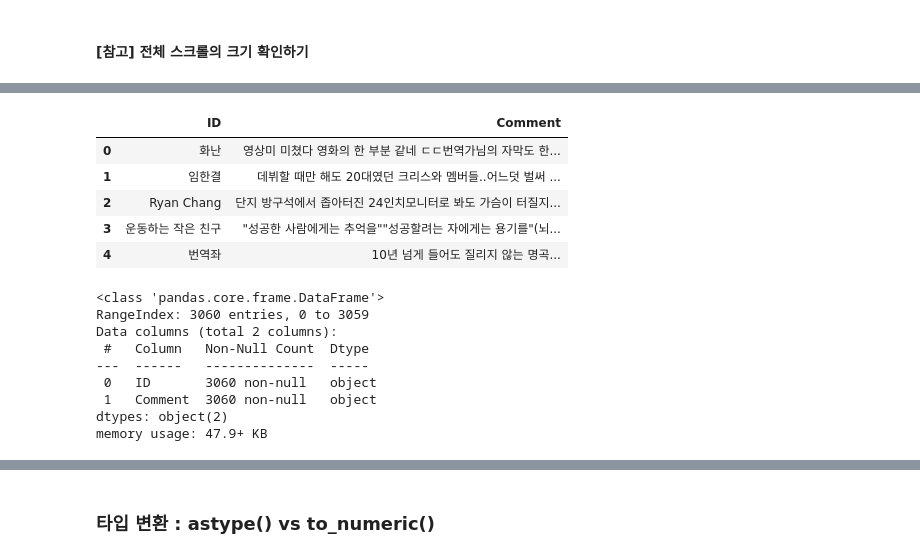
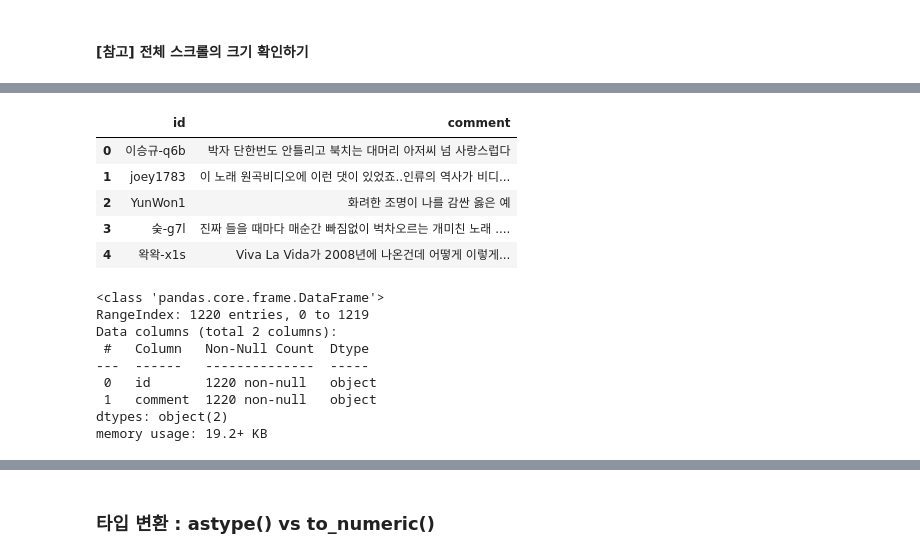
Before and after one commit to NamGle6318/pythonSource, a Jupyter notebook: analytics/기타.ipynb, the cells around one changed output, grey strips where cells are left out. Saved outputs shown, nothing was run; the diff lists cells and outputs as text; code cells hidden in the pictures.

```diff
--- a/analytics/기타.ipynb
+++ b/analytics/기타.ipynb
@@ -31,4 +66,10 @@ url = 'https://www.youtube.com/watch?v=HosW0gulISQ'
 # %% [markdown]
 #### [참고] 전체 스크롤의 크기 확인하기
 # %%
+# 댓글과 작성자명 가져오기
+author_list = soup.select("#author-text > span")
+content_list = soup.select("#content-text > span")
+
+print(len(author_list))
+print(len(content_list))
 # %% [output]
@@ -36,3 +78,5 @@ url = 'https://www.youtube.com/watch?v=HosW0gulISQ'
 # %%
 #가져온 내용 확인하기
+for i in range(len(author_list)):
+    print(author_list[i].text.strip(), " : ", content_list[i].text.strip())
 # %% [output]
@@ -76,21 +100,46 @@ truwiz La 나중에 꼭 콜드플레이의 영화가 나왔으면 좋겠다.
+# %%
+ids = []
+comments = []
+
+for i in range(len(author_list)):
+    # 작성자
+    cln_id = author_list[i].text.strip()
+    cln_id = cln_id.replace("\n", "") # 줄바꿈 제거
+    cln_id = cln_id.replace("@", "")  # 아이디 앞쪽 @ 제거
+    cln_id = cln_id.replace(r"\s", "")  # 공백 문자 제거
+    ids.append(cln_id)
+
+    # 댓글
+    cln_content= content_list[i].text.strip()
+    cln_content= cln_content.replace("\n", "") # 줄바꿈 제거
+    cln_content= cln_content.replace("\t", "") # 탭 제거
+    cln_content= cln_content.replace("\s", "") # 공백 제거
+    comments.append(cln_content)
 # %%
 #Dataframe 안에 넣어서 쓸수 있게 만들어주기
+
+df = pd.DataFrame({
+    "id": ids,
+    "comment" : comments
+})
 # %%
+df.head()
 # %% [output]
-|  | ID | Comment |
-| 0 | 화난 | 영상미 미쳤다 영화의 한 부분 같네 ㄷㄷ번역가님의 자막도 한... |
-| 1 | 임한결 | 데뷔할 때만 해도 20대였던 크리스와 멤버들..어느덧 벌써 ... |
-| 2 | Ryan Chang | 단지 방구석에서 좁아터진 24인치모니터로 봐도 가슴이 터질지... |
-| 3 | 운동하는 작은 친구 | "성공한 사람에게는 추억을""성공할려는 자에게는 용기를"(뇌... |
-| 4 | 번역좌 | 10년 넘게 들어도 질리지 않는 명곡... |
+|  | id | comment |
+| 0 | 이승규-q6b | 박자 단한번도 안틀리고 북치는 대머리 아저씨 넘 사랑스럽다 |
+| 1 | joey1783 | 이 노래 원곡비디오에 이런 댓이 있었죠..인류의 역사가 비디... |
+| 2 | YunWon1 | 화려한 조명이 나를 감싼 옳은 예 |
+| 3 | 숮-g7l | 진짜 들을 때마다 매순간 빠짐없이 벅차오르는 개미친 노래 .... |
+| 4 | 왁왁-x1s | Viva La Vida가 2008년에 나온건데 어떻게 이렇게... |
 # %%
+df.info()
 # %% [output]
 <class 'pandas.core.frame.DataFrame'>
-RangeIndex: 3060 entries, 0 to 3059
+RangeIndex: 1220 entries, 0 to 1219
 Data columns (total 2 columns):
  #   Column   Non-Null Count  Dtype
 ---  ------   --------------  -----
- 0   ID       3060 non-null   object
- 1   Comment  3060 non-null   object
+ 0   id       1220 non-null   object
+ 1   comment  1220 non-null   object
 dtypes: object(2)
-memory usage: 47.9+ KB
+memory usage: 19.2+ KB
```
Also changed, not shown: parts of 13 cells of this notebook, 5 other files.
